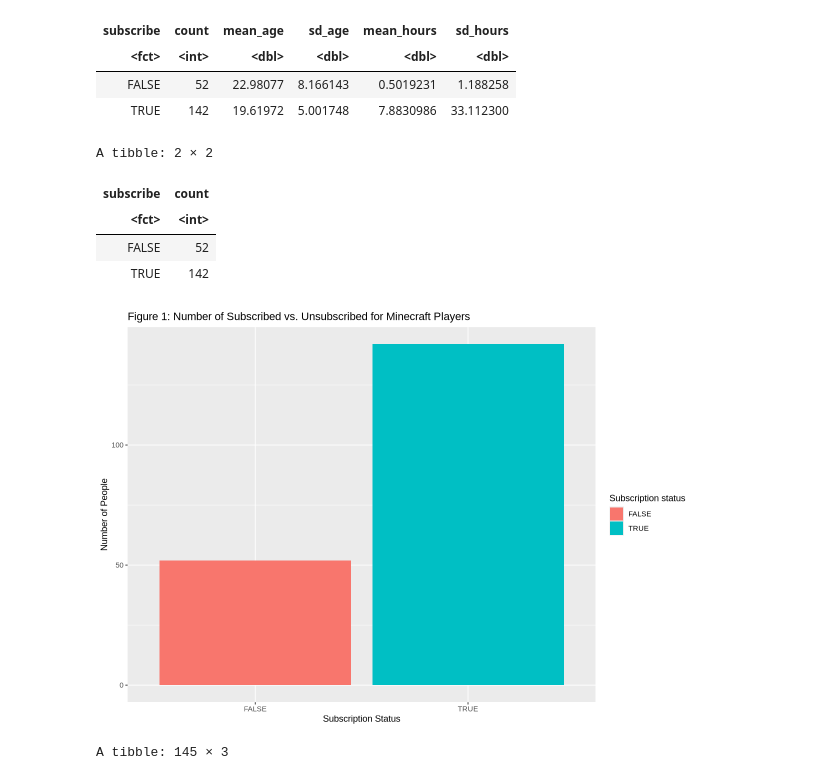
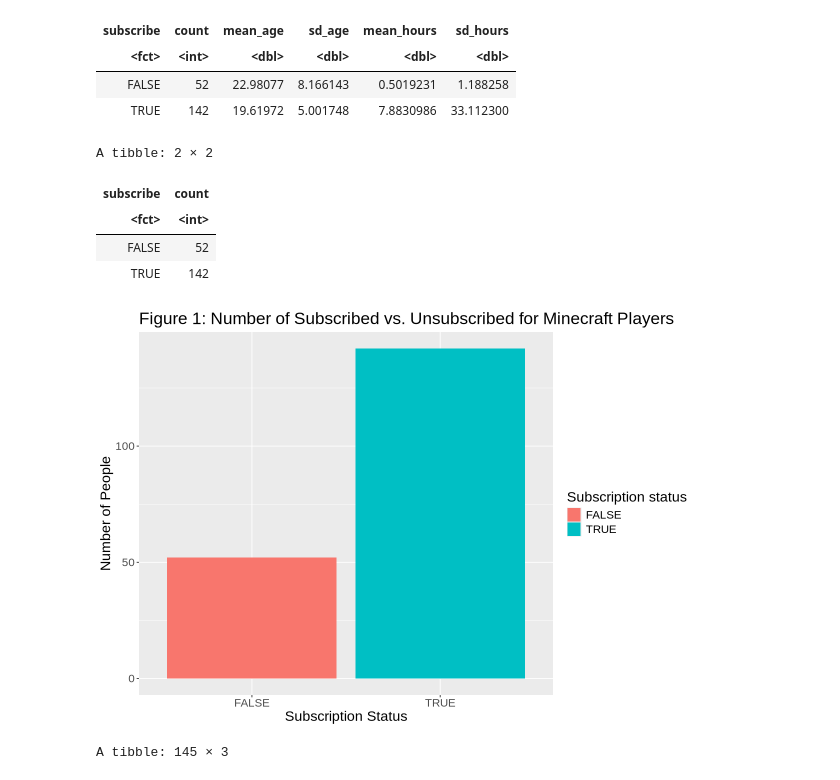
Before and after one commit to alicewj110/minecraft_pj, a Jupyter notebook: 2Final_Report.ipynb, the cells around one changed output. Drawn from its saved outputs; the diff is of its cells as text; code cells hidden in the pictures.

Commit message:
Changed the text size of graphs
Added theme to change the text size in graphs

```diff
--- a/2Final_Report.ipynb
+++ b/2Final_Report.ipynb
@@ -128,26 +128,29 @@ A tibble: 2 × 6
 # %%
 # Visualization comparing subscribers to non-subscribers.
 # Note: this visualization may be of use when analyzing the effectiveness of our algorithm, as the discrepancy between the number of
 # non-subscribed vs. subscribed participants can influence how the algorithm classifies new observations, in turn affecting
 # measures such as Precision and Recall.
 
 sub_to_non_sub <- players_data |>
     group_by(subscribe) |>
     summarize(count = n())
 
 sub_to_non_sub_plot <- ggplot(sub_to_non_sub, aes(x=subscribe, y=count))+
     geom_bar(aes(fill=subscribe), stat="identity")+
-    labs(x="Subscription Status", y="Number of People", fill="Subscription status", title="Figure 1: Number of Subscribed vs. Unsubscribed for Minecraft Players")
+    labs(x="Subscription Status", y="Number of People",
+         fill="Subscription status",
+         title="Figure 1: Number of Subscribed vs. Unsubscribed for Minecraft Players") +
+         theme(text = element_text(size = 17))
 
 sub_to_non_sub
 sub_to_non_sub_plot
 # %% [output]
 A tibble: 2 × 2
 | subscribe | count |
 | <fct> | <int> |
 | FALSE | 52 |
 | TRUE | 142 |
-[figure, old version]
+[figure, new version]
 # %%
 # Splitting the players data into a training and testing set with a ratio of 75:25, stratifying for the "subscribe" column
 set.seed(1234)
```
Also changed, not shown: parts of 3 cells of this notebook.
